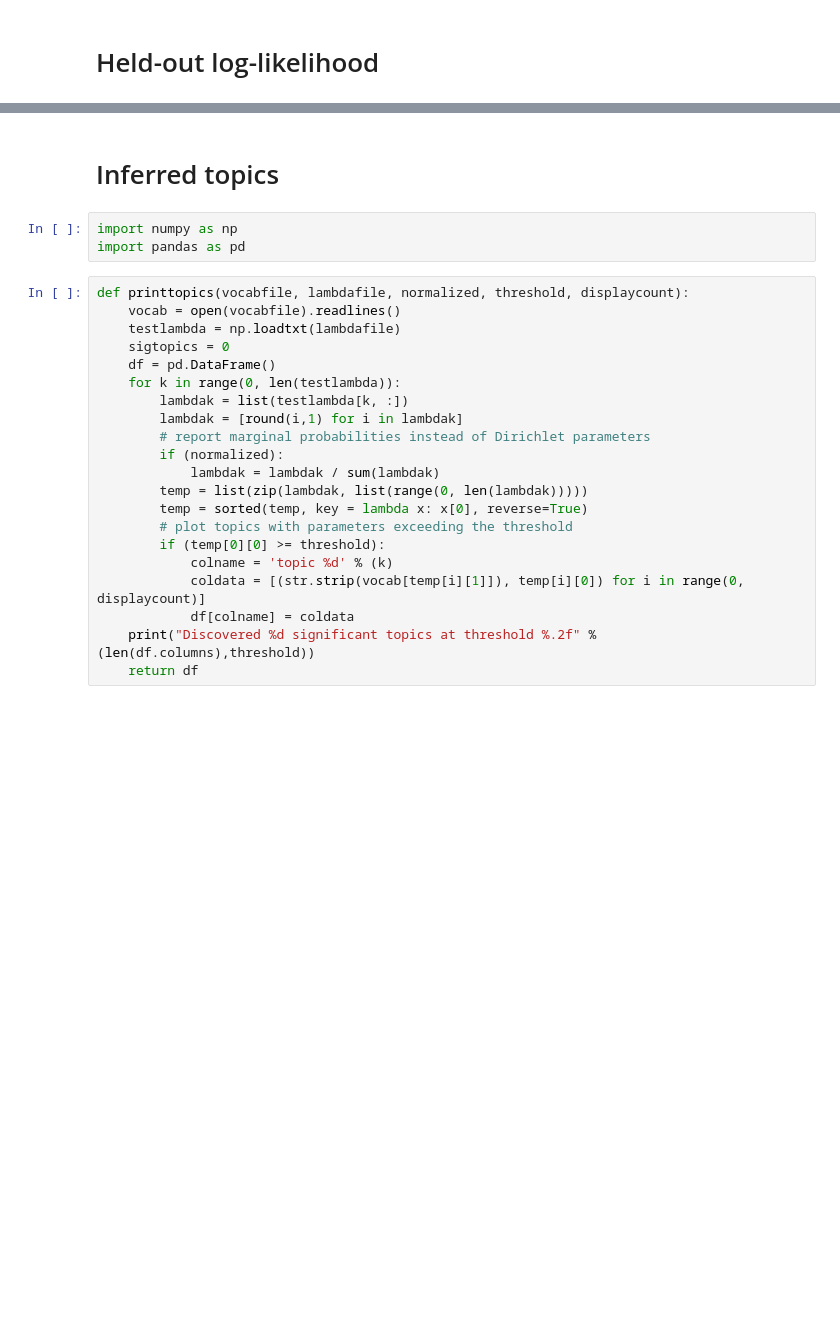
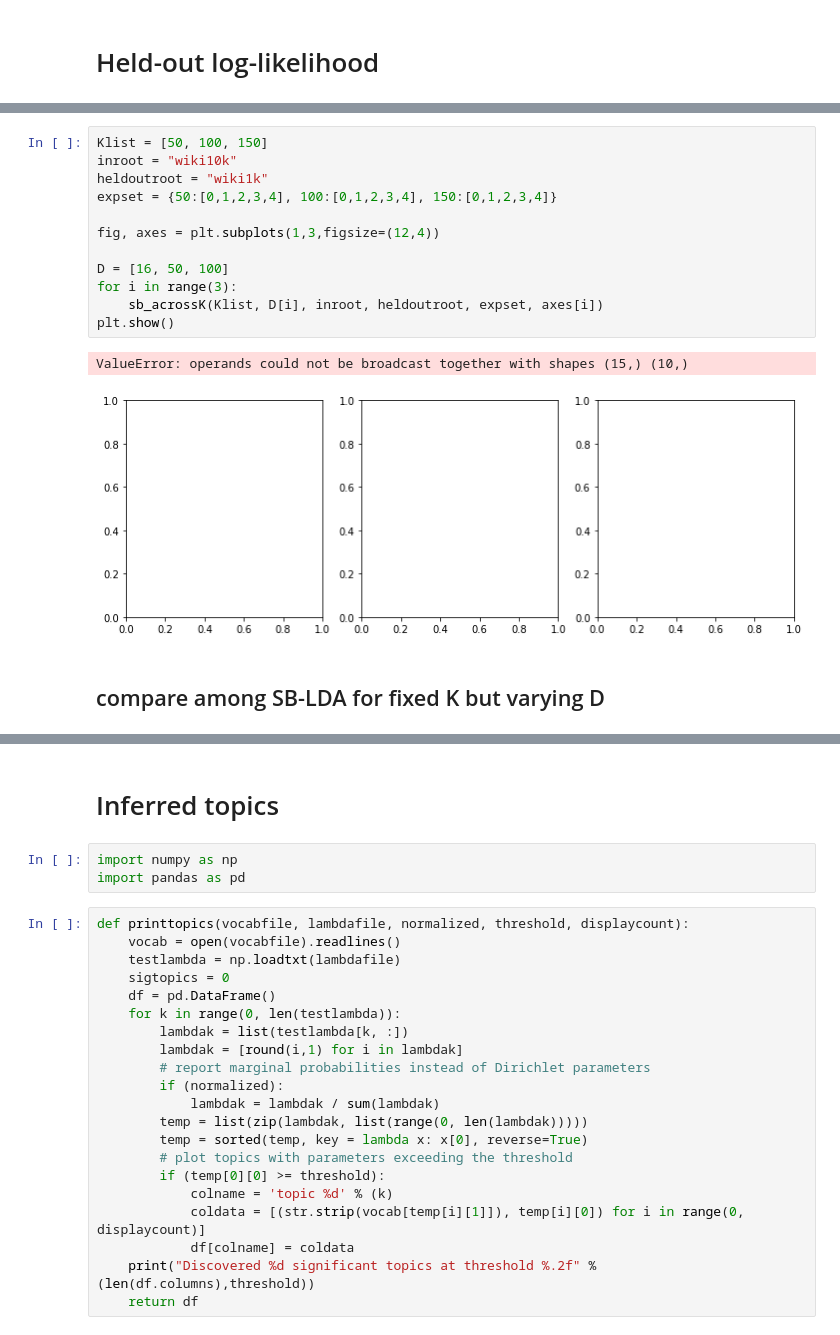
Before and after one commit to tinnguyen96/onlineldavb, a Jupyter notebook: Report.ipynb, the cells around one changed output, grey strips where cells are left out. Drawn from its saved outputs; the diff is of its cells as text; blank space fills up the shorter version.

```diff
--- a/Report.ipynb
+++ b/Report.ipynb
@@ -57,0 +103,17 @@ plotLL(100, "wiki10k","wiki1k", range(1,11))
+# %%
+Klist = [50, 100, 150]
+inroot = "wiki10k"
+heldoutroot = "wiki1k"
+expset = {50:[0,1,2,3,4], 100:[0,1,2,3,4], 150:[0,1,2,3,4]}
+
+fig, axes = plt.subplots(1,3,figsize=(12,4))
+
+D = [16, 50, 100]
+for i in range(3):
+    sb_acrossK(Klist, D[i], inroot, heldoutroot, expset, axes[i])
+plt.show()
+# %% [output]
+ValueError: operands could not be broadcast together with shapes (15,) (10,)
+[figure, added]
+# %% [markdown]
+## compare among SB-LDA for fixed K but varying D
```
Also changed, not shown: parts of 8 cells of this notebook, 6 other files.
